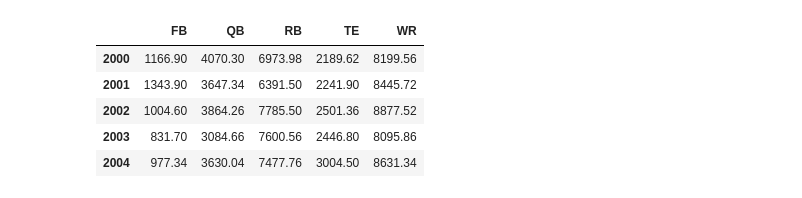
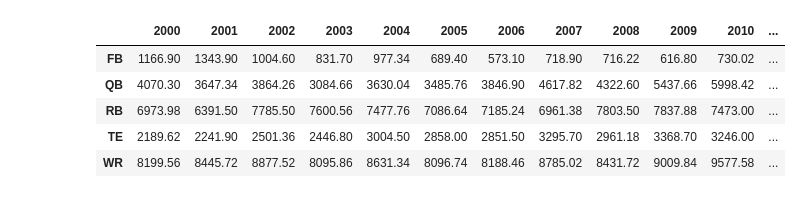
Before and after one commit to aatherton/team_project, a Jupyter notebook: MADNESS.ipynb, the cells around one changed output. Cells and saved outputs as stored; diff of their text form; code cells hidden in the pictures.

```diff
--- a/MADNESS.ipynb
+++ b/MADNESS.ipynb
@@ -4,7 +4,7 @@ import pandas
 import matplotlib.pyplot as plt
 # %%
 # this cell reserved for testing
-with open("final_with_totals.csv") as inbox:
+with open("actually_final_i_promise.csv") as inbox:
     DF = pandas.read_csv(inbox)
 DF.head()
 # %% [output]
@@ -28,10 +62,10 @@ def setup(df, x, y, function):
 # %%
 # this cell reserved for testing
-setup(DF, "Position", "Year", lambda x: x["total annual points"].sum()).head()
+setup(DF, "Year", "Position", lambda x: x["total annual points"].sum()).head()
 # %% [output]
-|  | FB | QB | RB | TE | WR |
-| 2000 | 1166.90 | 4070.30 | 6973.98 | 2189.62 | 8199.56 |
-| 2001 | 1343.90 | 3647.34 | 6391.50 | 2241.90 | 8445.72 |
-| 2002 | 1004.60 | 3864.26 | 7785.50 | 2501.36 | 8877.52 |
-| 2003 | 831.70 | 3084.66 | 7600.56 | 2446.80 | 8095.86 |
-| 2004 | 977.34 | 3630.04 | 7477.76 | 3004.50 | 8631.34 |
+|  | 2000 | 2001 | 2002 | 2003 | 2004 | 2005 | 2006 | 2007 | 2008 | 2009 | 2010 | ... |
+| FB | 1166.90 | 1343.90 | 1004.60 | 831.70 | 977.34 | 689.40 | 573.10 | 718.90 | 716.22 | 616.80 | 730.02 | ... |
+| QB | 4070.30 | 3647.34 | 3864.26 | 3084.66 | 3630.04 | 3485.76 | 3846.90 | 4617.82 | 4322.60 | 5437.66 | 5998.42 | ... |
+| RB | 6973.98 | 6391.50 | 7785.50 | 7600.56 | 7477.76 | 7086.64 | 7185.24 | 6961.38 | 7803.50 | 7837.88 | 7473.00 | ... |
+| TE | 2189.62 | 2241.90 | 2501.36 | 2446.80 | 3004.50 | 2858.00 | 2851.50 | 3295.70 | 2961.18 | 3368.70 | 3246.00 | ... |
+| WR | 8199.56 | 8445.72 | 8877.52 | 8095.86 | 8631.34 | 8096.74 | 8188.46 | 8785.02 | 8431.72 | 9009.84 | 9577.58 | ... |
```
Also changed, not shown: parts of 7 cells of this notebook, 3 other files.
